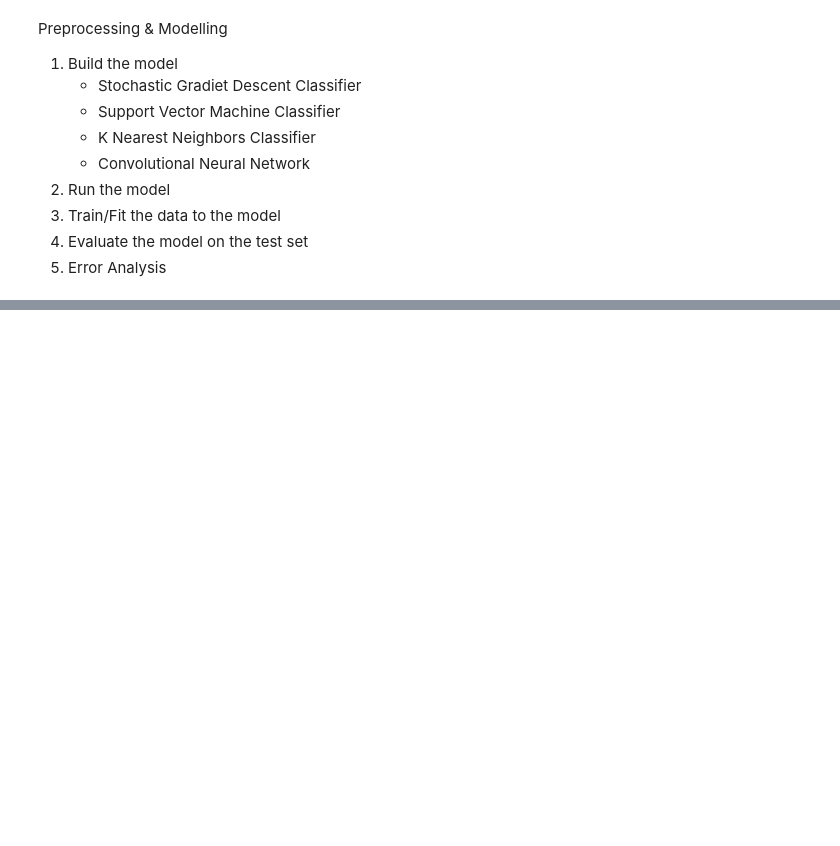
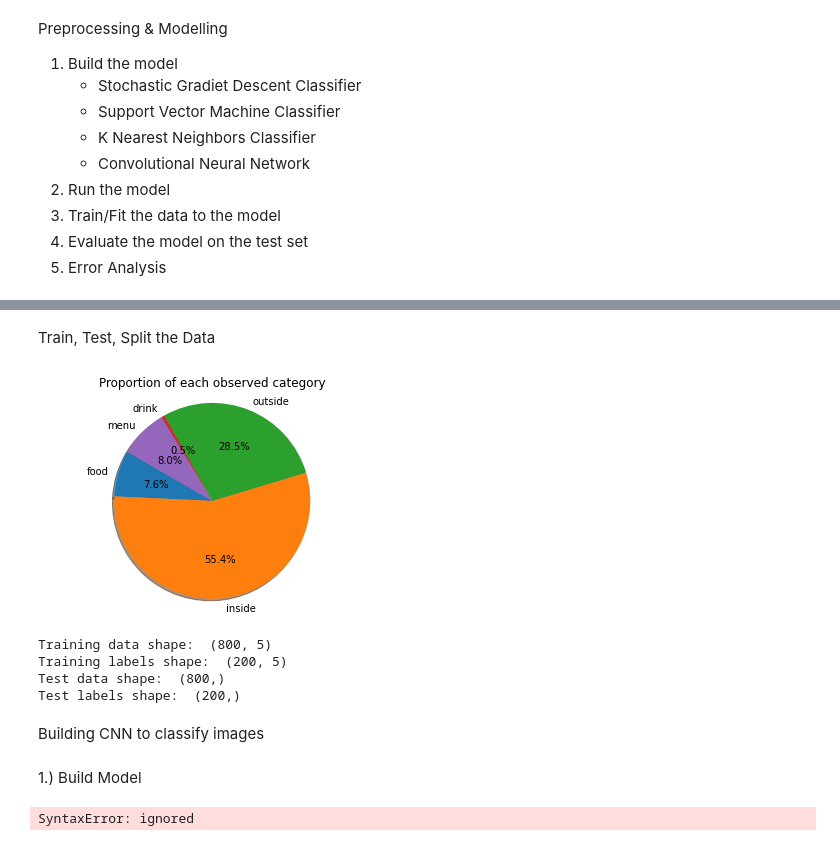
Before and after one commit to sathwikkes/Yelp-Image-Classification, a Jupyter notebook: data_wrangling.ipynb, the cells around one changed output, grey strips where cells are left out. Drawn from its saved outputs; the diff is of its cells as text; code cells hidden in the pictures; blank space fills up the shorter version.

```diff
--- a/data_wrangling.ipynb
+++ b/data_wrangling.ipynb
@@ -248,0 +335,2 @@ df.head()
+# %% [markdown]
+Train, Test, Split the Data
@@ -248,0 +344,3 @@ df.head()
+# %%
+X = df.drop(columns =['class_by_number'], axis =1)
+y = df['class_by_number']
@@ -248,0 +350,40 @@ df.head()
+# %%
+size = np.bincount(y)
+explode = (0,0,0,0,0,0)
+plt.pie(size,explode=None, labels=classes,autopct = '%1.1f%%', shadow=True, startangle = 150)
+plt.axis('equal')
+plt.title("Proportion of each observed category")
+
+plt.show()
+# %% [output]
+[figure, added]
+# %%
+print('Training data shape: ', X_train.shape)
+print('Training labels shape: ', y_train.shape)
+print('Test data shape: ', X_test.shape)
+print('Test labels shape: ', y_test.shape)
+# %% [output]
+Training data shape:  (800, 5)
+Training labels shape:  (200, 5)
+Test data shape:  (800,)
+Test labels shape:  (200,)
+# %% [markdown]
+Building CNN to classify images
+# %% [markdown]
+1.) Build Model
+# %%
+from tensorflow.python.keras.utils import to_categorical
+from tensorflow.python.keras.layers import Conv2D, MaxPooling2D, MaxPool2D
+from tensorflow.python.keras.layers import Dense, Dropout, Flatten
+from tensorflow.python.keras.optimizers import Adam,Nadam,RMSprop,SGD,Adagrad,Adamax
+model = tf.keras.Sequential([tf.keras.layers.Conv2D(32, (3,3), activation = 'relu', input_shape= (150,150,3)),
+                             tf.keras.layers.MaxPooling2D(2,2),
+                             tf.keras.layers.Dropout(0.25),
+                             tf.keras.layers.Flatten(),
+                             tf.keras.layers.Dense(128,activation='relu'),
+                             tf.keras.layers.Dropout(0.5)
+                             tf.keras.layers.Dense(6,activation = tf.nn.softmax)
+])
+model.compile(tf.train.AdamOptimizer(learning_rate=0.001), loss='spartial_categorical_crossentropy', metrics =['accuracy'])
+# %% [output]
+SyntaxError: ignored
```
Also changed, not shown: parts of 25 cells of this notebook.
